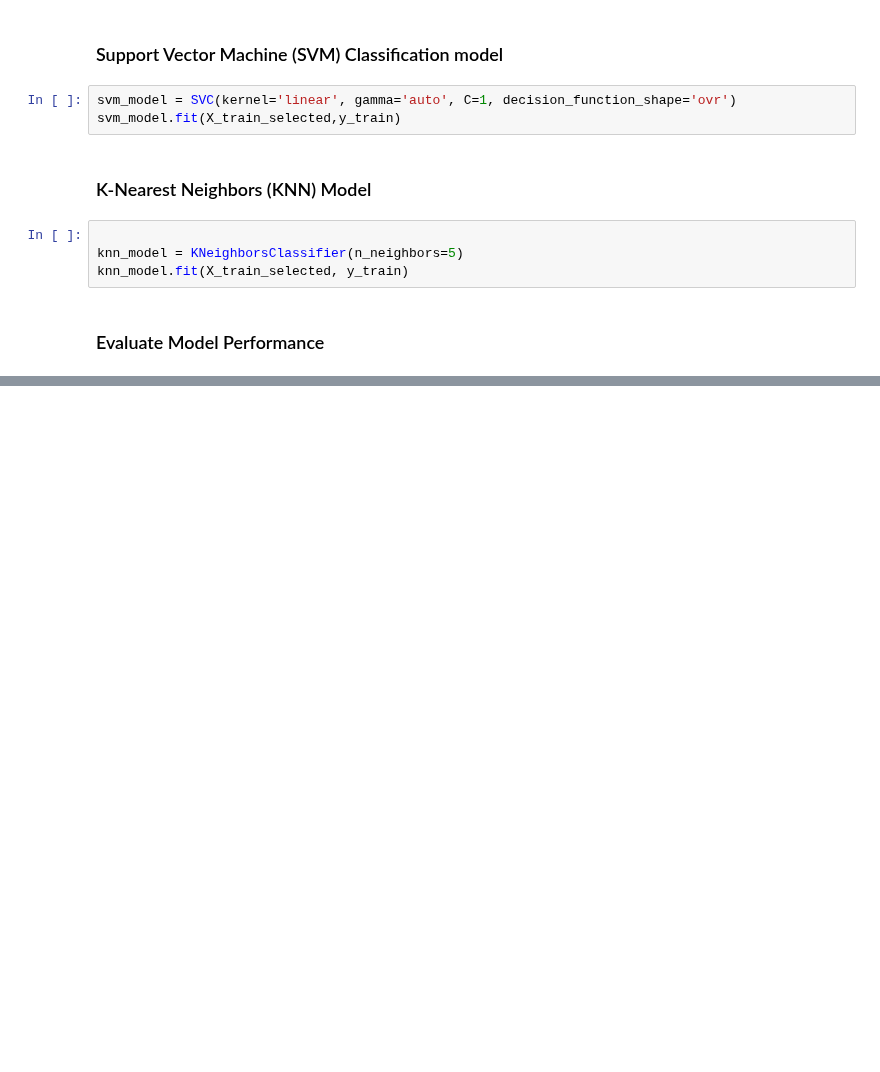
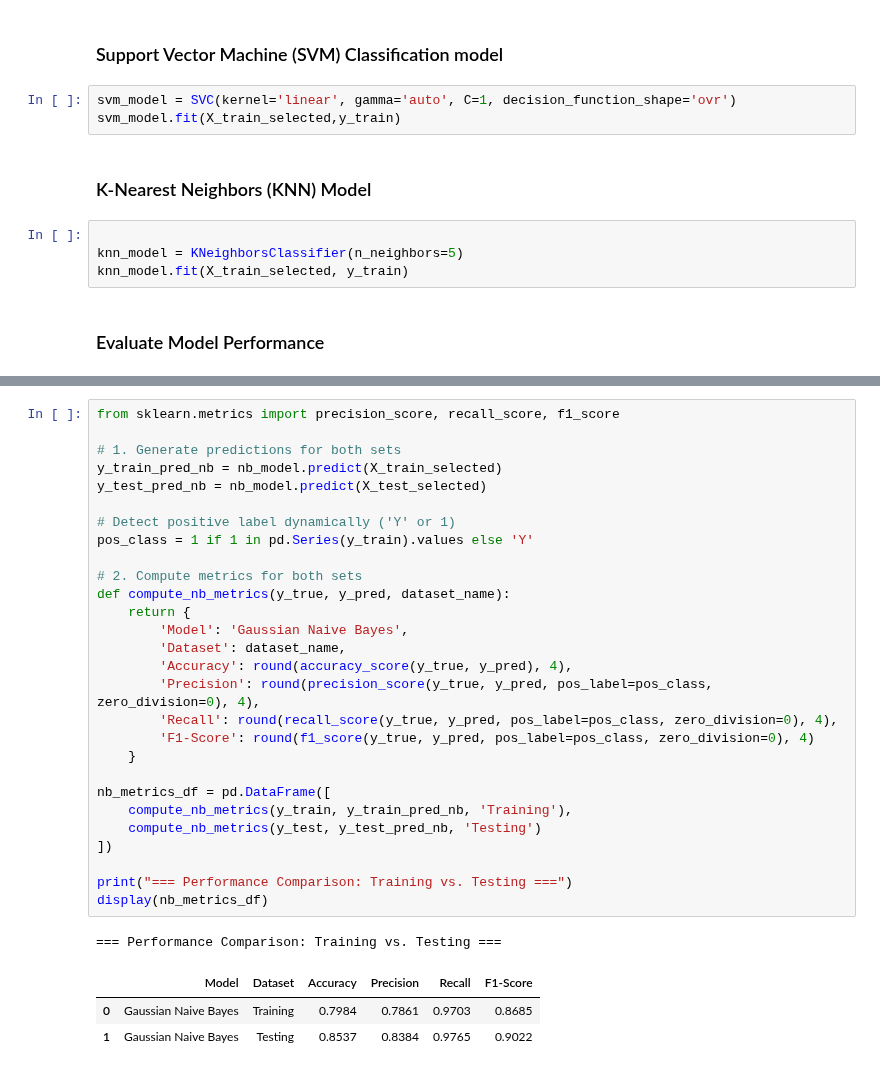
Before and after one commit to The-Elite-Loan-Predictor/loan-predictor, a Jupyter notebook: notebooks/03_modelling.ipynb, the cells around one changed output, grey strips where cells are left out. Drawn from its saved outputs; the diff is of its cells as text; blank space fills up the shorter version.

```diff
--- a/notebooks/03_modelling.ipynb
+++ b/notebooks/03_modelling.ipynb
@@ -197,0 +389,33 @@ evaluate_accuracy(knn_model, X_train_selected, y_train, X_test_selected, y_test)
+# %%
+from sklearn.metrics import precision_score, recall_score, f1_score
+
+# 1. Generate predictions for both sets
+y_train_pred_nb = nb_model.predict(X_train_selected)
+y_test_pred_nb = nb_model.predict(X_test_selected)
+
+# Detect positive label dynamically ('Y' or 1)
+pos_class = 1 if 1 in pd.Series(y_train).values else 'Y'
+
+# 2. Compute metrics for both sets
+def compute_nb_metrics(y_true, y_pred, dataset_name):
+    return {
+        'Model': 'Gaussian Naive Bayes',
+        'Dataset': dataset_name,
+        'Accuracy': round(accuracy_score(y_true, y_pred), 4),
+        'Precision': round(precision_score(y_true, y_pred, pos_label=pos_class, zero_division=0), 4),
+        'Recall': round(recall_score(y_true, y_pred, pos_label=pos_class, zero_division=0), 4),
+        'F1-Score': round(f1_score(y_true, y_pred, pos_label=pos_class, zero_division=0), 4)
+    }
+
+nb_metrics_df = pd.DataFrame([
+    compute_nb_metrics(y_train, y_train_pred_nb, 'Training'),
+    compute_nb_metrics(y_test, y_test_pred_nb, 'Testing')
+])
+
+print("=== Performance Comparison: Training vs. Testing ===")
+display(nb_metrics_df)
+# %% [output]
+=== Performance Comparison: Training vs. Testing ===
+|  | Model | Dataset | Accuracy | Precision | Recall | F1-Score |
+| 0 | Gaussian Naive Bayes | Training | 0.7984 | 0.7861 | 0.9703 | 0.8685 |
+| 1 | Gaussian Naive Bayes | Testing | 0.8537 | 0.8384 | 0.9765 | 0.9022 |
```
Also changed, not shown: parts of 18 cells of this notebook.
